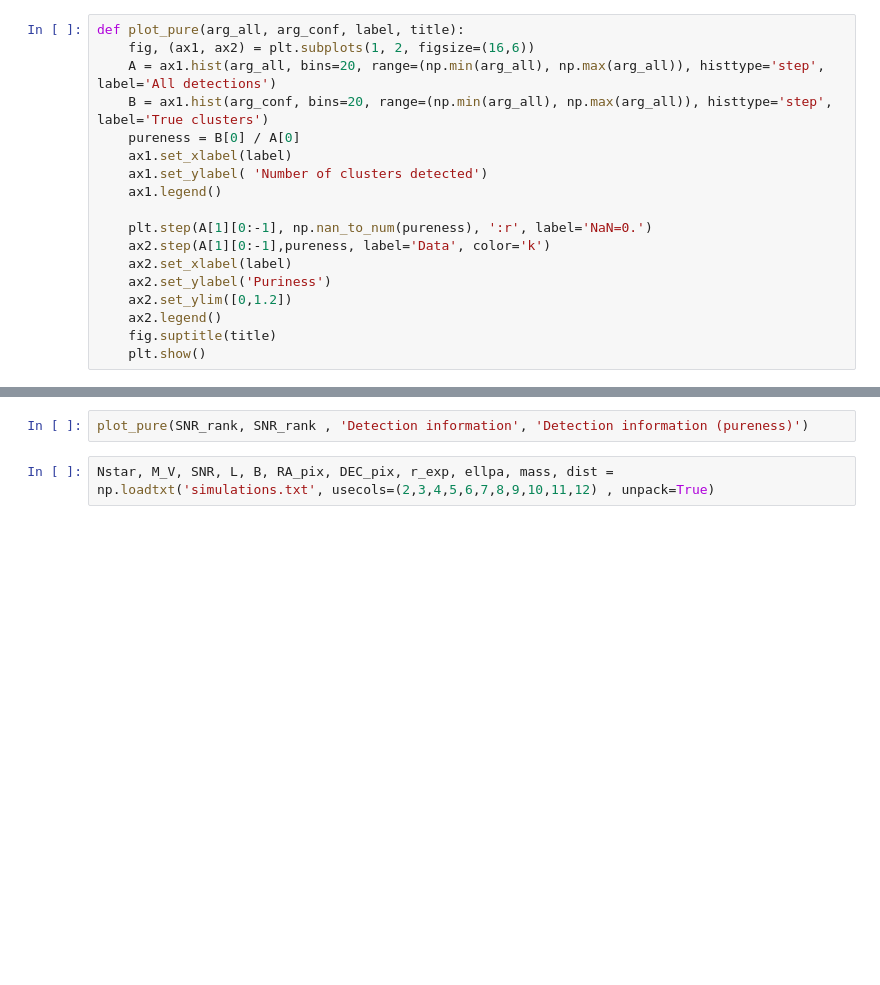
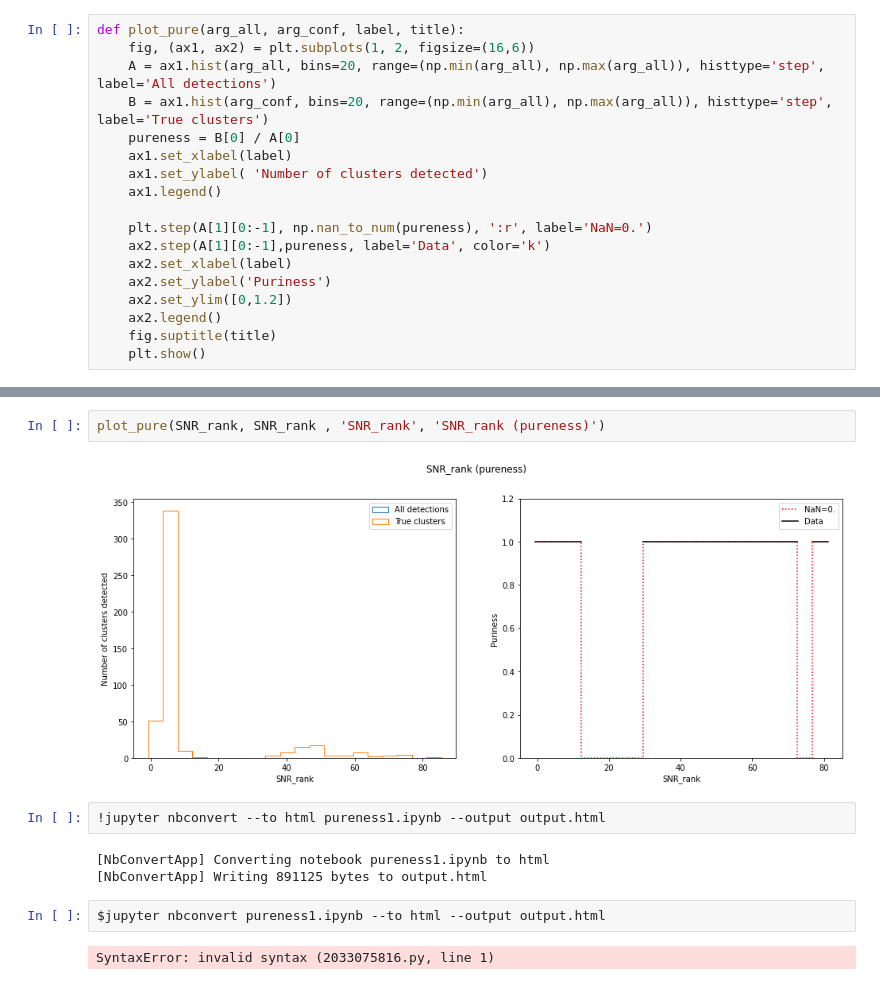
Before and after one commit to linea-it/qa_gawa, a Jupyter notebook: pureness1.ipynb, the cells around one changed output, grey strips where cells are left out. Drawn from its saved outputs; the diff is of its cells as text; blank space fills up the shorter version.

```diff
--- a/pureness1.ipynb
+++ b/pureness1.ipynb
@@ -89,4 +112,13 @@ plot_pure(Wave_r3, Wave_r3_conf , 'Detection information', 'Detection informatio
 # %%
-plot_pure(SNR_rank, SNR_rank , 'Detection information', 'Detection information (pureness)')
+plot_pure(SNR_rank, SNR_rank , 'SNR_rank', 'SNR_rank (pureness)')
+# %% [output]
+[figure, added]
 # %%
-Nstar, M_V, SNR, L, B, RA_pix, DEC_pix, r_exp, ellpa, mass, dist = np.loadtxt('simulations.txt', usecols=(2,3,4,5,6,7,8,9,10,11,12) , unpack=True)
+!jupyter nbconvert --to html pureness1.ipynb --output output.html
+# %% [output]
+[NbConvertApp] Converting notebook pureness1.ipynb to html
+[NbConvertApp] Writing 891125 bytes to output.html
+# %%
+$jupyter nbconvert pureness1.ipynb --to html --output output.html
+# %% [output]
+SyntaxError: invalid syntax (2033075816.py, line 1)
```
Also changed, not shown: parts of 8 cells of this notebook, 6 other files.
